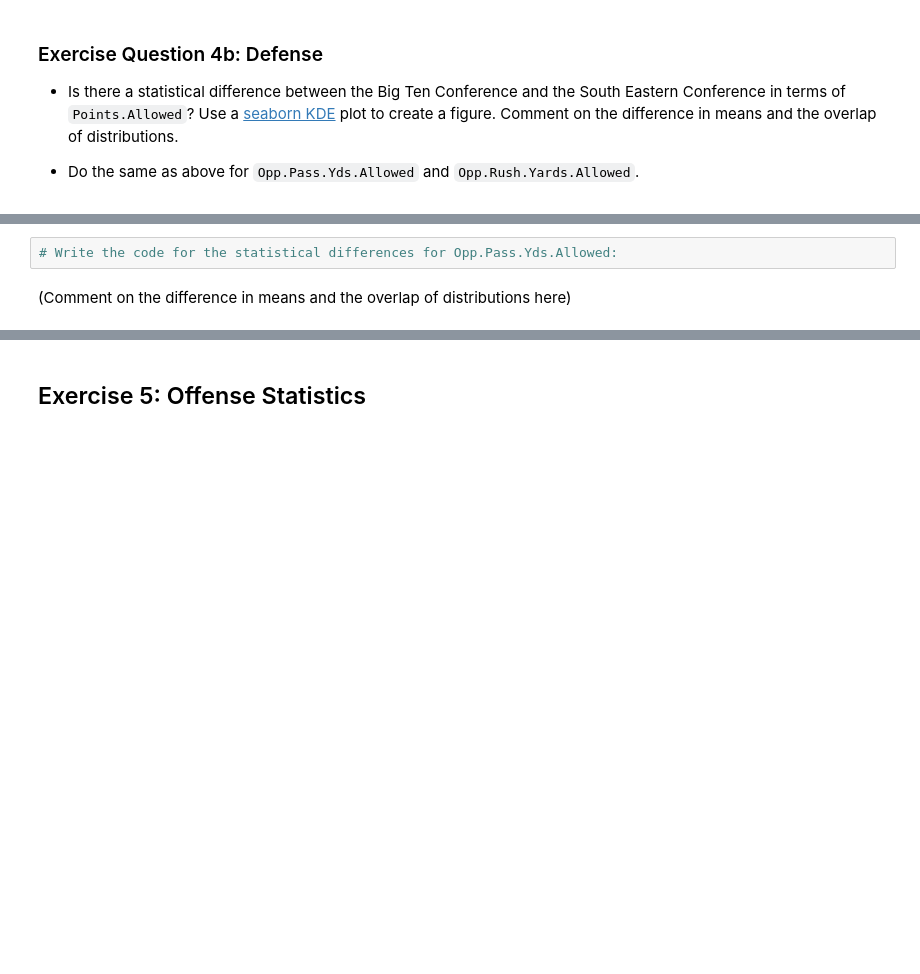
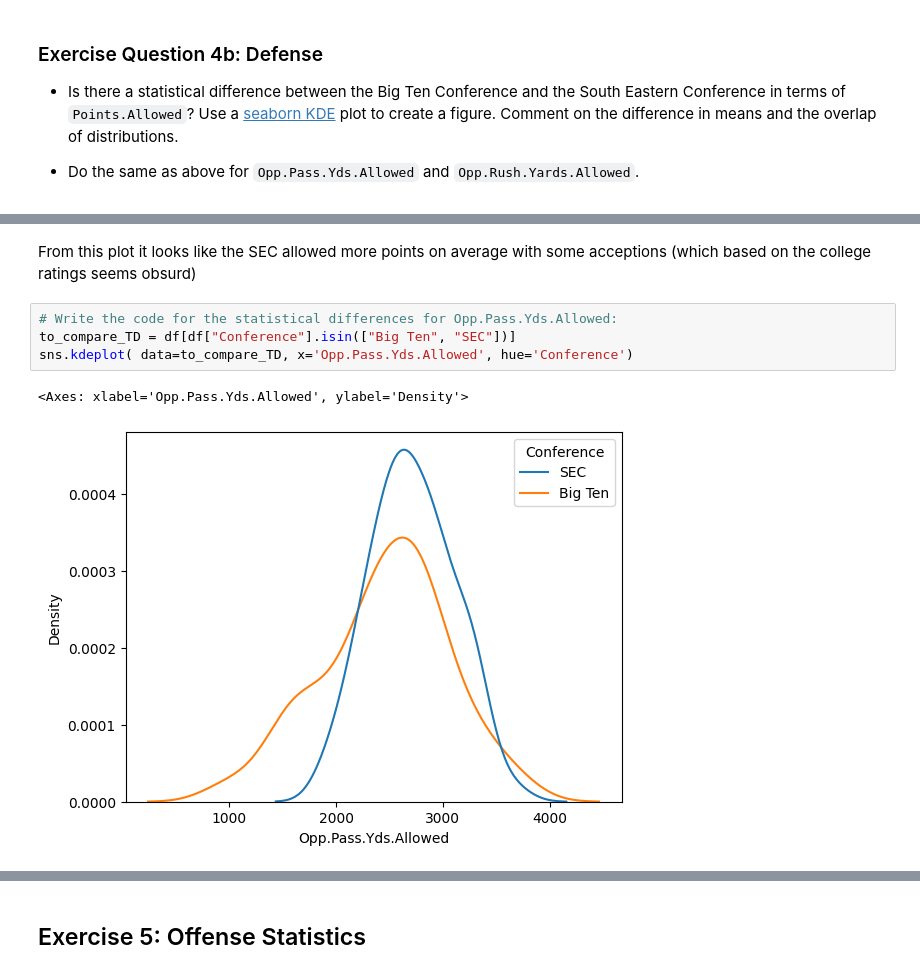
Before and after one commit to ziggster528491/cs-stat-180, a Jupyter notebook: labs/04-wrangling.ipynb, the cells around one changed output, grey strips where cells are left out. Cells and saved outputs as stored; diff of their text form; blank space fills up the shorter version.

```diff
--- a/labs/04-wrangling.ipynb
+++ b/labs/04-wrangling.ipynb
@@ -157,4 +176,9 @@ df
+# %% [markdown]
+From this plot it looks like the SEC allowed more points on average with some acceptions (which based on the college ratings seems obsurd)
 # %%
 # Write the code for the statistical differences for Opp.Pass.Yds.Allowed:
+to_compare_TD = df[df["Conference"].isin(["Big Ten", "SEC"])]
+sns.kdeplot( data=to_compare_TD, x='Opp.Pass.Yds.Allowed', hue='Conference')
+# %% [output]
+<Axes: xlabel='Opp.Pass.Yds.Allowed', ylabel='Density'>
+[figure, added]
-# %% [markdown]
-(Comment on the difference in means and the overlap of distributions here)
```
Also changed, not shown: parts of 14 cells of this notebook, 1 other file.
